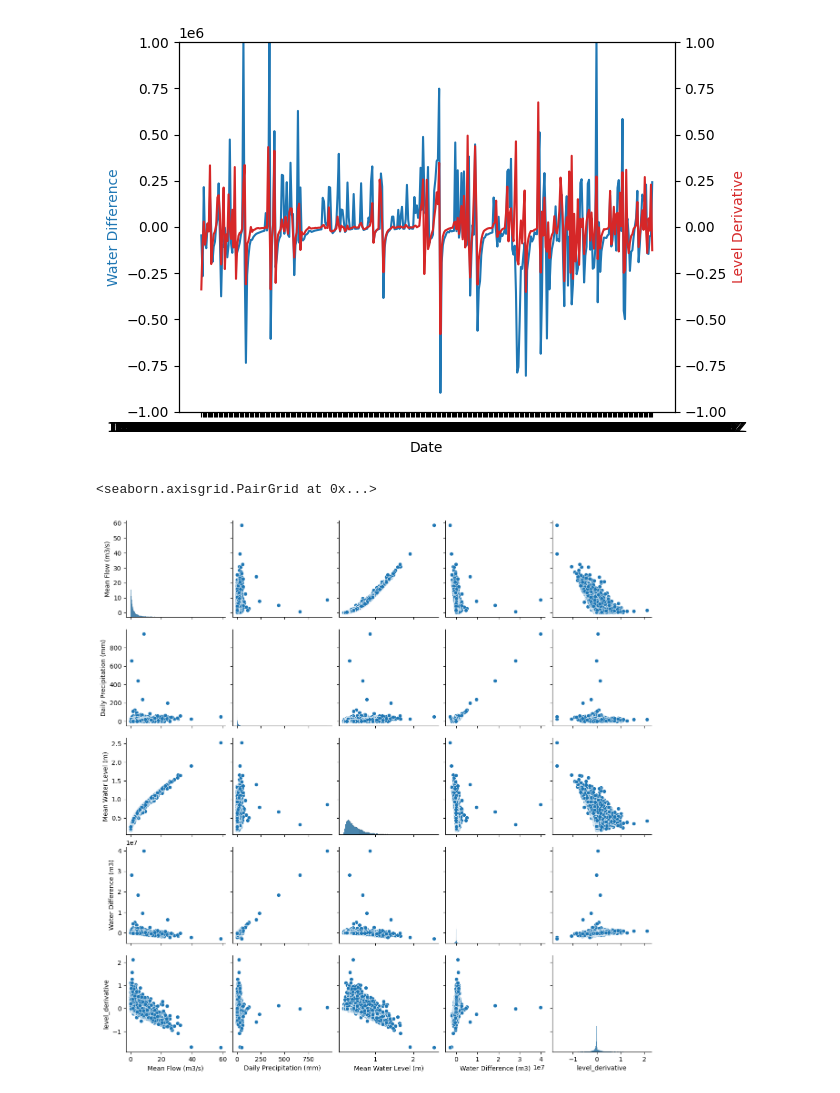
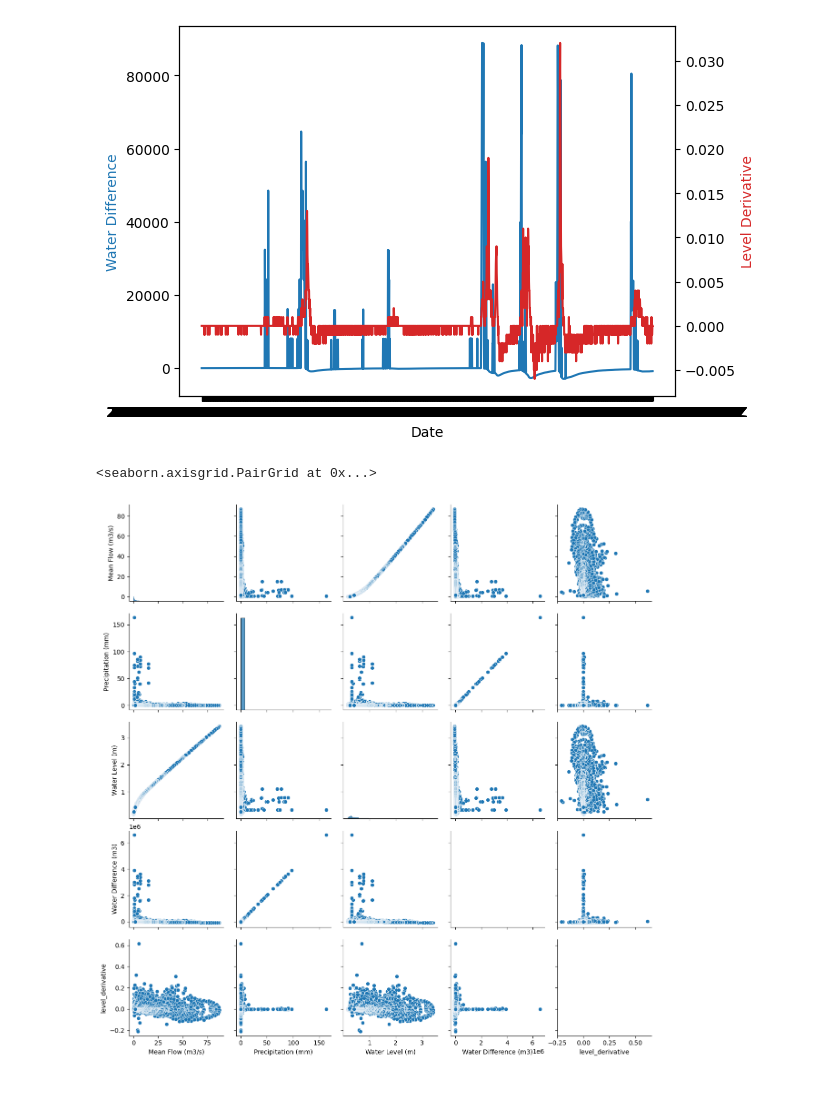
Before and after one commit to IainHigh/IEL, a Jupyter notebook: IEL_DATA_EXPLORATION.ipynb, the cells around one changed output. Drawn from its saved outputs; the diff is of its cells as text; code cells hidden in the pictures.

```diff
--- a/IEL_DATA_EXPLORATION.ipynb
+++ b/IEL_DATA_EXPLORATION.ipynb
@@ -24,8 +14,17 @@ See the README.md in the Data repository to see how this data was collected.
 # %%
-# Import the new data and create a dataframe
-daily_flow = pd.read_csv('Data/Daily_Averages/Daily_Mean_Flow_Rate.csv', delimiter=';')
-daily_flow.rename(columns={'Value': 'Mean Flow (m3/s)'}, inplace=True)
-daily_rain = pd.read_csv('Data/Daily_Averages/Daily_Precipitation.csv', delimiter=';')
-daily_rain.rename(columns={'Value': 'Daily Precipitation (mm)'}, inplace=True)
-daily_level = pd.read_csv('Data/Daily_Averages/Daily_Mean_Level.csv', delimiter=';')
-daily_level.rename(columns={'Value': 'Mean Water Level (m)'}, inplace=True)
+# Import the data
+flow = pd.read_csv('Data/Quater_Hourly_Readings/Quarter_Hourly_Flow_Rate.csv', delimiter=';')
+flow.rename(columns={'Value': 'Mean Flow (m3/s)'}, inplace=True)
+rain = pd.read_csv('Data/Quater_Hourly_Readings/Quarter_Hourly_Precipitation.csv', delimiter=';')
+rain.rename(columns={'Value': 'Precipitation (mm)'}, inplace=True)
+level = pd.read_csv('Data/Quater_Hourly_Readings/Quarter_Hourly_Level.csv', delimiter=';')
+level.rename(columns={'Value': 'Water Level (m)'}, inplace=True)
+
+# Merge the data
+merged = pd.merge(flow, rain, on='#Timestamp')
+merged = pd.merge(merged, level, on='#Timestamp')
+merged = merged.drop('Quality Code', axis=1)
+merged = merged.drop('Quality Code_x', axis=1)
+merged = merged.drop('Quality Code_y', axis=1)
+merged.dropna(inplace=True)
+merged.describe()
@@ -32,9 +40,0 @@ daily_level.rename(columns={'Value': 'Mean Water Level (m)'}, inplace=True)
-# %%
-# Merge the 3 datasets into one
-merged = pd.merge(daily_flow, daily_rain, on=['#Timestamp'])
-merged = pd.merge(merged, daily_level, on=['#Timestamp'])
-merged = merged.drop('Quality Code_x', axis=1)
-merged = merged.drop('Quality Code_y', axis=1)
-merged = merged.drop('Quality Code', axis=1)
-merged.dropna(inplace=True)
-merged.describe()
@@ -76,5 +69,5 @@ Let's add this to our dataframe and plot it.
 # %%
-waterDifference = merged['Daily Precipitation (mm)']*42705 - merged['Mean Flow (m3/s)']*86400
+waterDifference = merged['Precipitation (mm)']*40452 - merged['Mean Flow (m3/s)']*900
 merged['Water Difference (m3)'] = waterDifference
 merged.describe()
 # %% [output]
@@ -118,23 +107,21 @@ merged
 # %%
 # Plot the water difference and the level derivative against the date with different axis scales
 fig, ax1 = plt.subplots()
-ax1.plot(merged['#Timestamp'][365:730], merged['Water Difference (m3)'][365:730])
+ax1.plot(merged['#Timestamp'][0:2000], merged['Water Difference (m3)'][0:2000])
 ax1.set_xlabel('Date')
 ax1.set_ylabel('Water Difference', color='tab:blue')
-ax1.set_ylim(-1000000, 1000000)
 ax2 = ax1.twinx()
-ax2.plot(merged['#Timestamp'][365:730], merged['level_derivative'][365:730], color='tab:red')
+ax2.plot(merged['#Timestamp'][0:2000], merged['level_derivative'][0:2000], color='tab:red')
 ax2.set_ylabel('Level Derivative', color='tab:red')
-ax2.set_ylim(-1, 1)
 plt.show()
 # %% [output]
-[figure, old version]
+[figure, new version]
 # %%
-cols = ['Mean Flow (m3/s)', 'Daily Precipitation (mm)', 'Mean Water Level (m)', 'Water Difference (m3)', 'level_derivative']
+cols = ['Mean Flow (m3/s)', 'Precipitation (mm)', 'Water Level (m)', 'Water Difference (m3)', 'level_derivative']
 sns.pairplot(merged[cols], height=2.5)
 # %% [output]
 <seaborn.axisgrid.PairGrid at 0x...>
-[figure, old version]
+[figure, new version]
 # %%
 import sklearn
 from sklearn.preprocessing import StandardScaler
```
Also changed, not shown: parts of 25 cells of this notebook, 5 other files.
